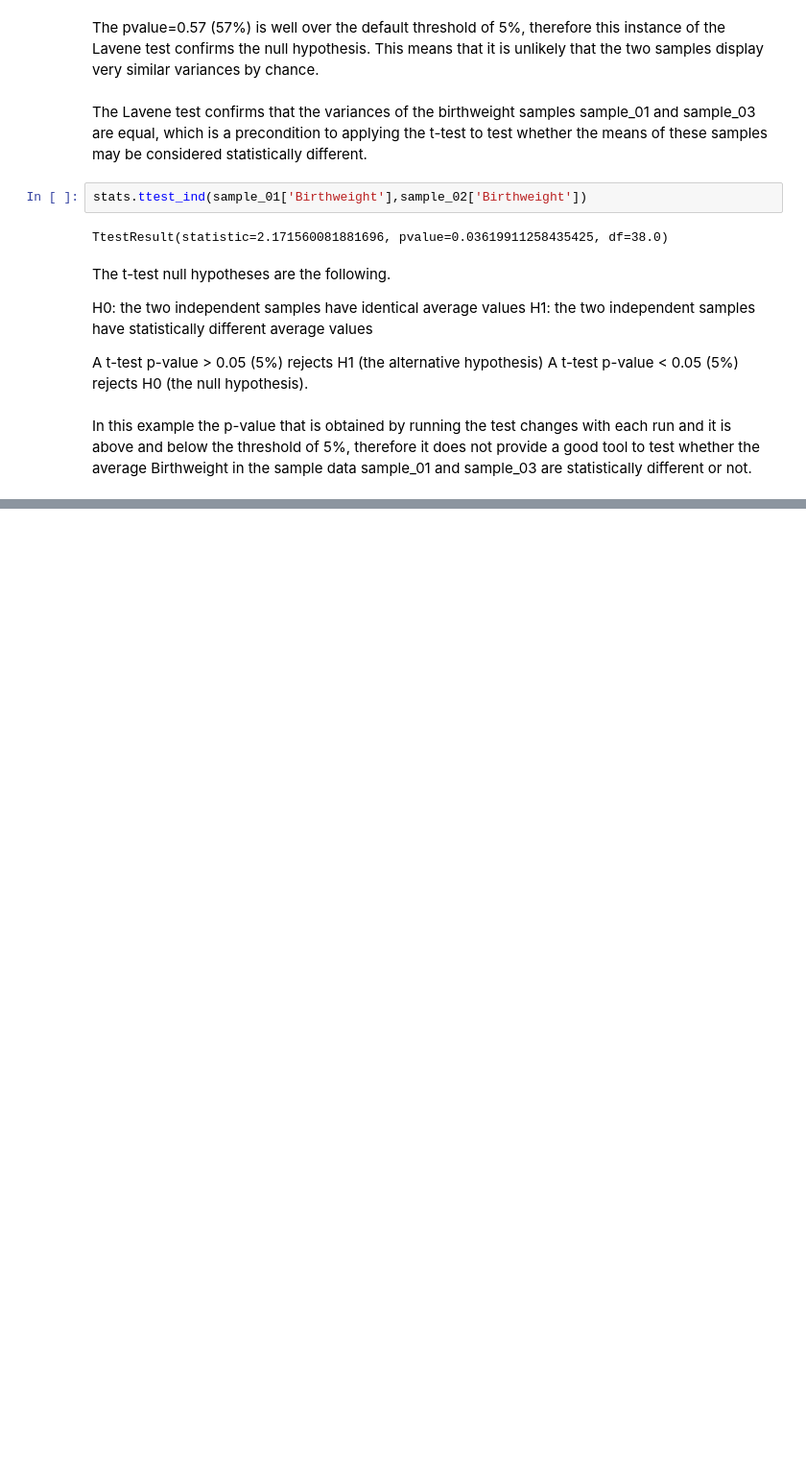
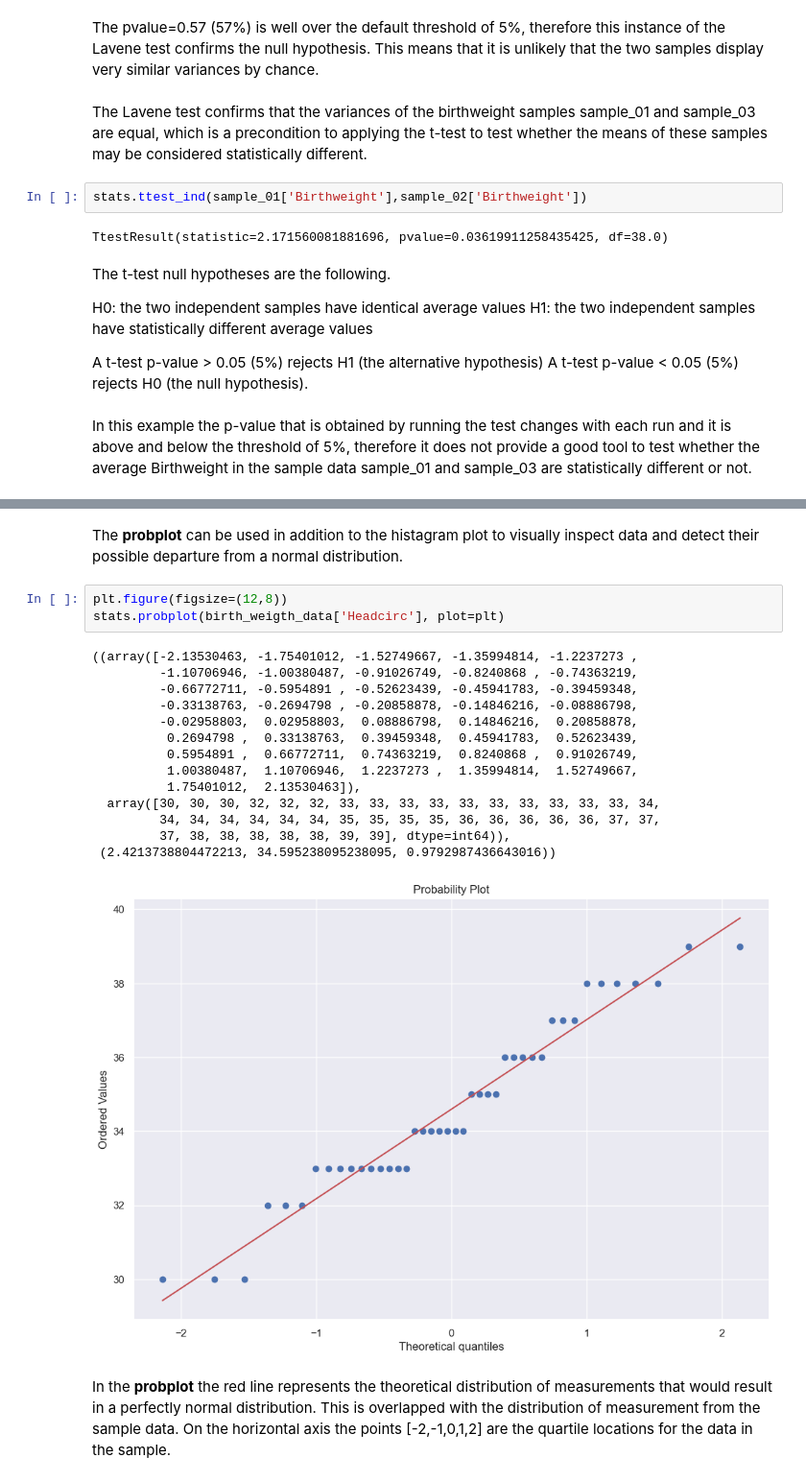
Before and after one commit to D76X/jupyter_notebooks, a Jupyter notebook: FoundationOfStatsAndProp/06.TwoSampleTtest.Part1&2.ipynb, the cells around one changed output, grey strips where cells are left out. Shown: that part at 96% size. Drawn from its saved outputs; the diff is of its cells as text; blank space fills up the shorter version.

Commit message:
06 two samples t-test

```diff
--- a/FoundationOfStatsAndProp/06.TwoSampleTtest.ipynb
+++ b/FoundationOfStatsAndProp/06.TwoSampleTtest.Part1&2.ipynb
@@ -189,0 +204,22 @@ In this example the p-value that is obtained by running the test changes with ea
+# %% [markdown]
+The **probplot** can be used in addition to the histagram plot to visually inspect data and detect their possible departure from a normal distribution.
+# %%
+plt.figure(figsize=(12,8))
+stats.probplot(birth_weigth_data['Headcirc'], plot=plt)
+# %% [output]
+((array([-2.13530463, -1.75401012, -1.52749667, -1.35994814, -1.2237273 ,
+         -1.10706946, -1.00380487, -0.91026749, -0.8240868 , -0.74363219,
+         -0.66772711, -0.5954891 , -0.52623439, -0.45941783, -0.39459348,
+         -0.33138763, -0.2694798 , -0.20858878, -0.14846216, -0.08886798,
+         -0.02958803,  0.02958803,  0.08886798,  0.14846216,  0.20858878,
+          0.2694798 ,  0.33138763,  0.39459348,  0.45941783,  0.52623439,
+          0.5954891 ,  0.66772711,  0.74363219,  0.8240868 ,  0.91026749,
+          1.00380487,  1.10706946,  1.2237273 ,  1.35994814,  1.52749667,
+          1.75401012,  2.13530463]),
+  array([30, 30, 30, 32, 32, 32, 33, 33, 33, 33, 33, 33, 33, 33, 33, 33, 34,
+         34, 34, 34, 34, 34, 34, 35, 35, 35, 35, 36, 36, 36, 36, 36, 37, 37,
+         37, 38, 38, 38, 38, 38, 39, 39], dtype=int64)),
+ (2.4213738804472213, 34.595238095238095, 0.9792987436643016))
+[figure, added]
+# %% [markdown]
+In the **probplot** the red line represents the theoretical distribution of measurements that would result in a perfectly normal distribution. This is overlapped with the distribution of measurement from the sample data. On the horizontal axis the points [-2,-1,0,1,2] are the quartile locations for the data in the sample.
```
Also changed, not shown: parts of 5 cells of this notebook, 1 other file.
